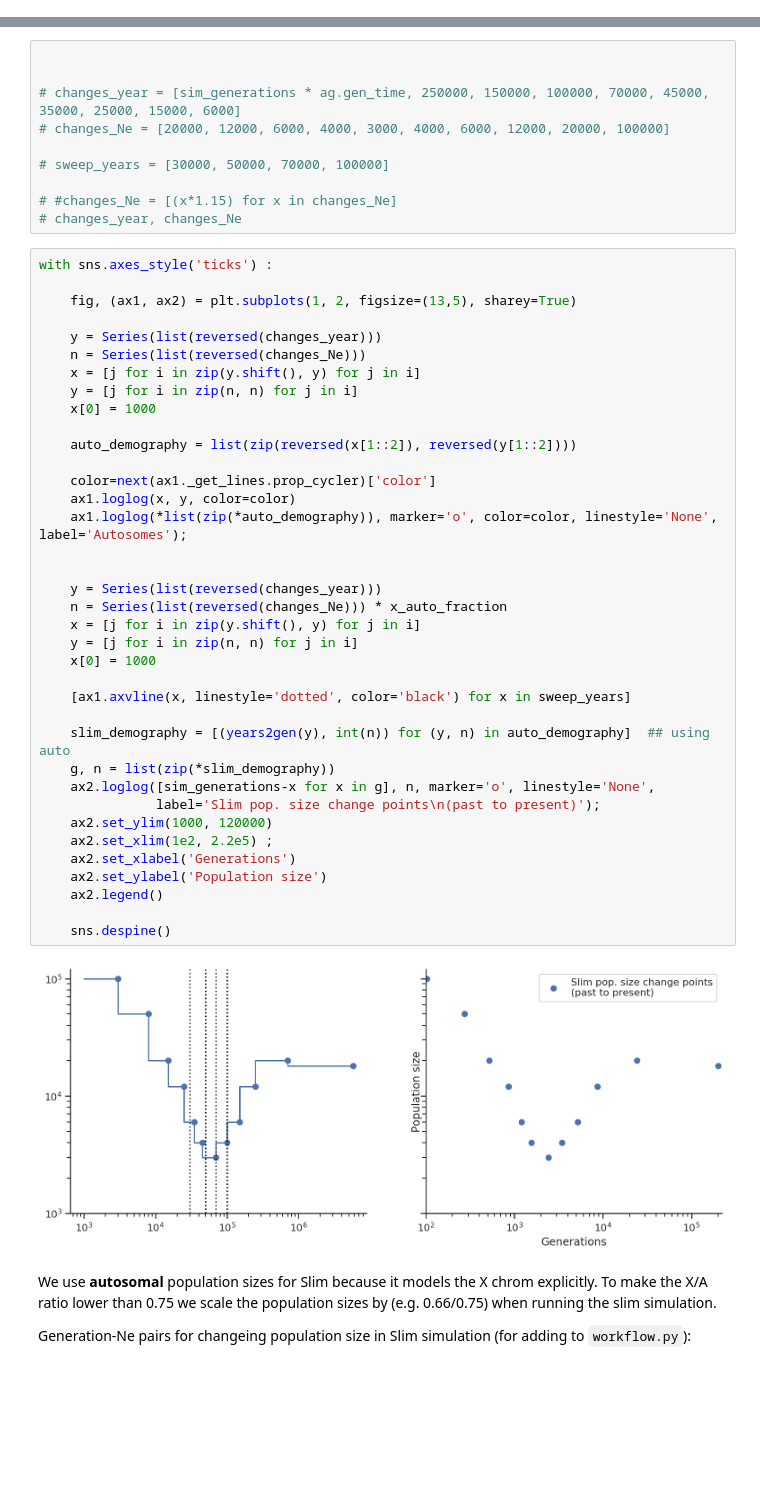
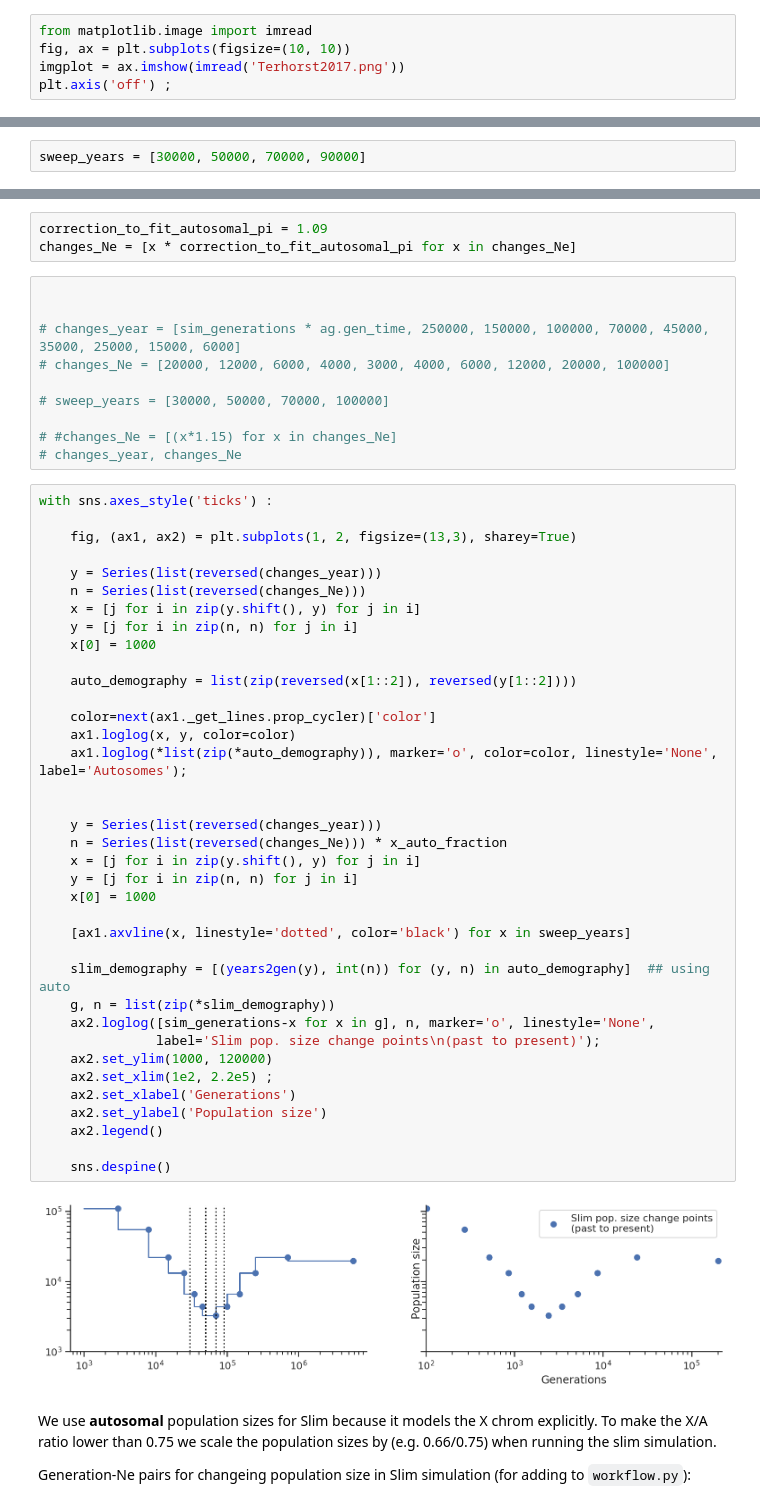
Before and after one commit to kaspermunch/humanXsweeps, a Jupyter notebook: notebooks/nb_22_slim_simulations.ipynb, the cells around one changed output, grey strips where cells are left out. Cells and saved outputs as stored; diff of their text form; blank space fills up the shorter version.

```diff
--- a/notebooks/nb_22_slim_simulations.ipynb
+++ b/notebooks/nb_22_slim_simulations.ipynb
@@ -272,3 +158,8 @@ years2gen(sim_generations * ag.gen_time), years2gen(0), sim_generations * ag.gen
 ## Slim standard demography
 
 We make a descrete trajectory approximating the demography from Yun Songs paper: Terhorst et al. 2017
+# %%
+from matplotlib.image import imread
+fig, ax = plt.subplots(figsize=(10, 10))
+imgplot = ax.imshow(imread('Terhorst2017.png'))
+plt.axis('off') ;
@@ -300,0 +181,2 @@ changes_year, changes_Ne
+# %%
+sweep_years = [30000, 50000, 70000, 90000]
@@ -301,3 +185,6 @@ changes_year, changes_Ne
+# %%
+correction_to_fit_autosomal_pi = 1.09
+changes_Ne = [x * correction_to_fit_autosomal_pi for x in changes_Ne]
 # %%
 
 
@@ -311,7 +198,7 @@ changes_year, changes_Ne
 # %%
 with sns.axes_style('ticks') :
 
-    fig, (ax1, ax2) = plt.subplots(1, 2, figsize=(13,5), sharey=True)
+    fig, (ax1, ax2) = plt.subplots(1, 2, figsize=(13,3), sharey=True)
 
     y = Series(list(reversed(changes_year)))
     n = Series(list(reversed(changes_Ne)))
@@ -319,34 +206,34 @@ with sns.axes_style('ticks') :
     y = [j for i in zip(n, n) for j in i]
     x[0] = 1000
 
     auto_demography = list(zip(reversed(x[1::2]), reversed(y[1::2])))
 
     color=next(ax1._get_lines.prop_cycler)['color']
     ax1.loglog(x, y, color=color)
     ax1.loglog(*list(zip(*auto_demography)), marker='o', color=color, linestyle='None', label='Autosomes');
 
 
     y = Series(list(reversed(changes_year)))
     n = Series(list(reversed(changes_Ne))) * x_auto_fraction
     x = [j for i in zip(y.shift(), y) for j in i]
     y = [j for i in zip(n, n) for j in i]
     x[0] = 1000
 
     [ax1.axvline(x, linestyle='dotted', color='black') for x in sweep_years]
 
     slim_demography = [(years2gen(y), int(n)) for (y, n) in auto_demography]  ## using auto
     g, n = list(zip(*slim_demography))
     ax2.loglog([sim_generations-x for x in g], n, marker='o', linestyle='None',
                label='Slim pop. size change points\n(past to present)');
     ax2.set_ylim(1000, 120000)
     ax2.set_xlim(1e2, 2.2e5) ;
     ax2.set_xlabel('Generations')
     ax2.set_ylabel('Population size')
     ax2.legend()
 
     sns.despine()
 # %% [output]
-[figure, old version]
+[figure, new version]
 # %% [markdown]
 We use **autosomal** population sizes for Slim because it models the X chrom explicitly. To make the X/A ratio lower than 0.75 we scale the population sizes by (e.g. 0.66/0.75) when running the slim simulation.
 
```
Also changed, not shown: parts of 97 cells of this notebook, 15 other files.
